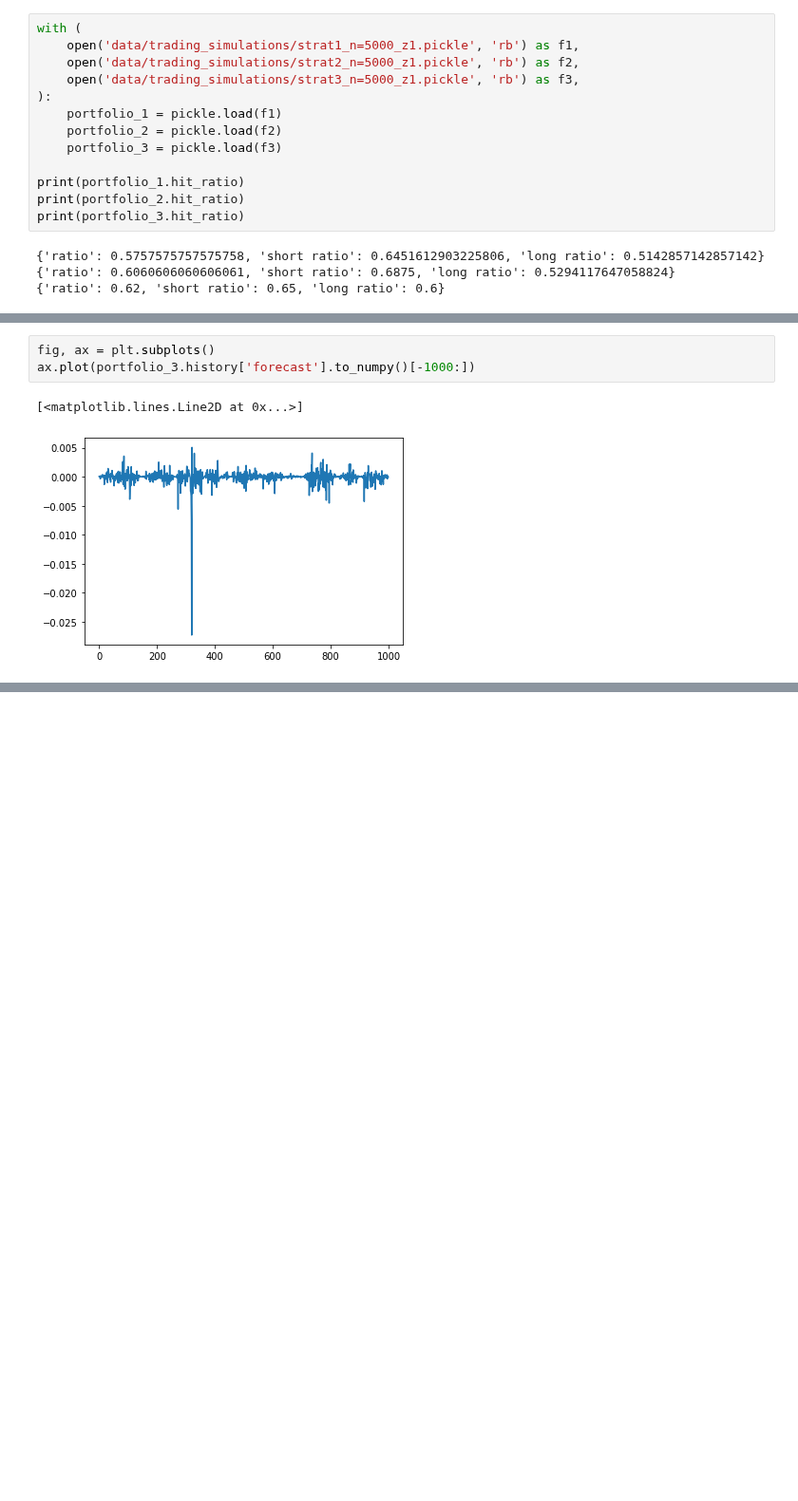
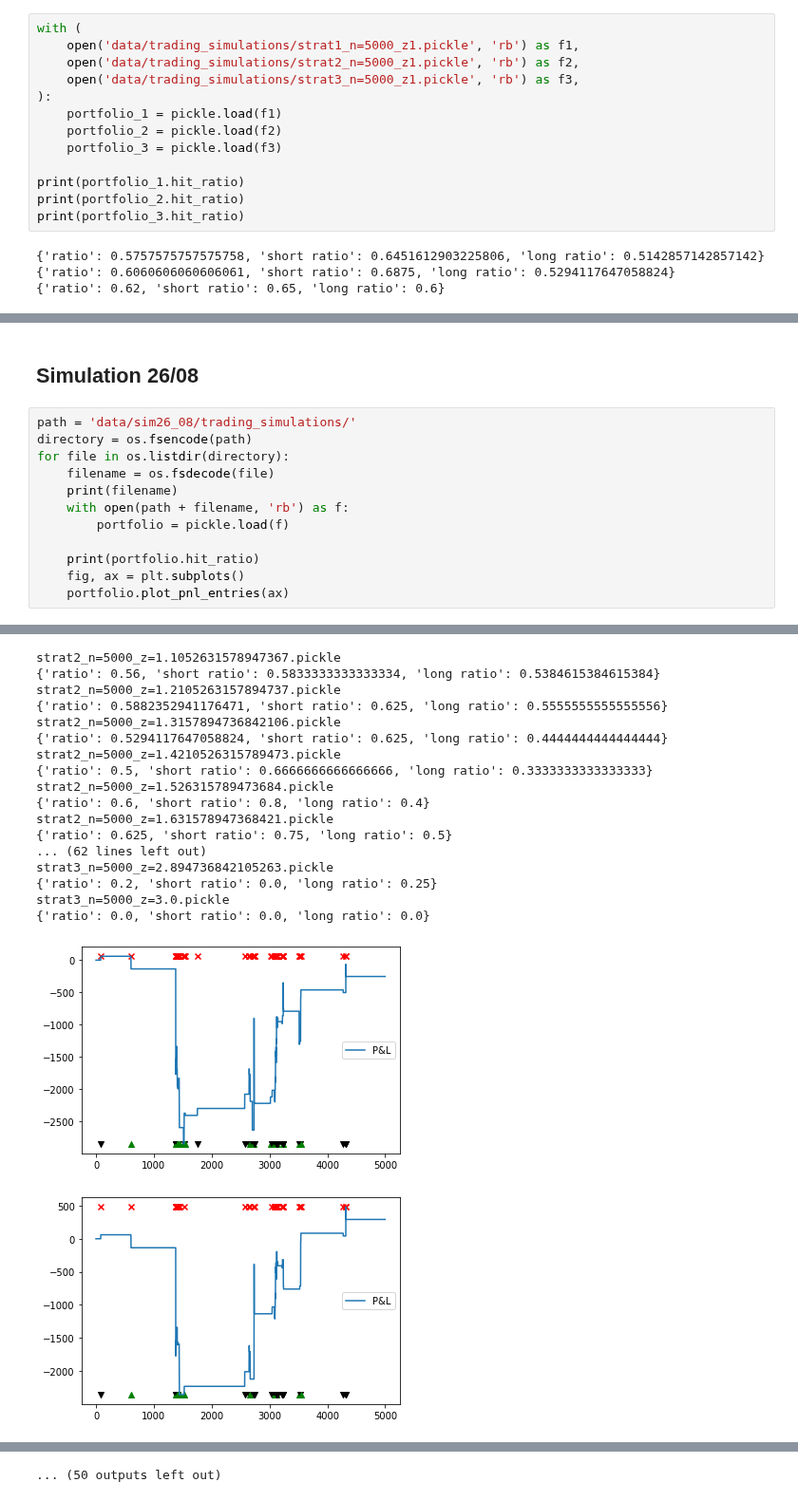
Before and after one commit to Tristan-C-13/modelling-non-stationary-time-series, a Jupyter notebook: results.ipynb, the cells around one changed output, grey strips where cells are left out. Shown at 95% size. Cells and saved outputs as stored; diff of their text form; blank space fills up the shorter version.

```diff
--- a/results.ipynb
+++ b/results.ipynb
@@ -30,6 +31,15 @@ ax.plot(portfolio_3.history['z_score'].to_numpy()[-1000:])
-# %%
-fig, ax = plt.subplots()
-ax.plot(portfolio_3.history['forecast'].to_numpy()[-1000:])
-# %% [output]
-[<matplotlib.lines.Line2D at 0x...>]
-[figure, removed]
+# %% [markdown]
+## Simulation 26/08
+# %%
+path = 'data/sim26_08/trading_simulations/'
+directory = os.fsencode(path)
+for file in os.listdir(directory):
+    filename = os.fsdecode(file)
+    print(filename)
+    with open(path + filename, 'rb') as f:
+        portfolio = pickle.load(f)
+
+    print(portfolio.hit_ratio)
+    fig, ax = plt.subplots()
+    portfolio.plot_pnl_entries(ax)
+# %% [output]
@@ -35,0 +63,19 @@ ax.plot(portfolio_3.history['forecast'].to_numpy()[-1000:])
+strat2_n=5000_z=1.1052631578947367.pickle
+{'ratio': 0.56, 'short ratio': 0.5833333333333334, 'long ratio': 0.5384615384615384}
+strat2_n=5000_z=1.2105263157894737.pickle
+{'ratio': 0.5882352941176471, 'short ratio': 0.625, 'long ratio': 0.5555555555555556}
+strat2_n=5000_z=1.3157894736842106.pickle
+{'ratio': 0.5294117647058824, 'short ratio': 0.625, 'long ratio': 0.4444444444444444}
+strat2_n=5000_z=1.4210526315789473.pickle
+{'ratio': 0.5, 'short ratio': 0.6666666666666666, 'long ratio': 0.3333333333333333}
+strat2_n=5000_z=1.526315789473684.pickle
+{'ratio': 0.6, 'short ratio': 0.8, 'long ratio': 0.4}
+strat2_n=5000_z=1.631578947368421.pickle
+{'ratio': 0.625, 'short ratio': 0.75, 'long ratio': 0.5}
+... (62 lines left out)
+strat3_n=5000_z=2.894736842105263.pickle
+{'ratio': 0.2, 'short ratio': 0.0, 'long ratio': 0.25}
+strat3_n=5000_z=3.0.pickle
+{'ratio': 0.0, 'short ratio': 0.0, 'long ratio': 0.0}
+[figure, added]
+[figure, added]
@@ -35,0 +90 @@ ax.plot(portfolio_3.history['forecast'].to_numpy()[-1000:])
+... (50 outputs left out)
```
Also changed, not shown: parts of 3 cells of this notebook, 6 other files.
